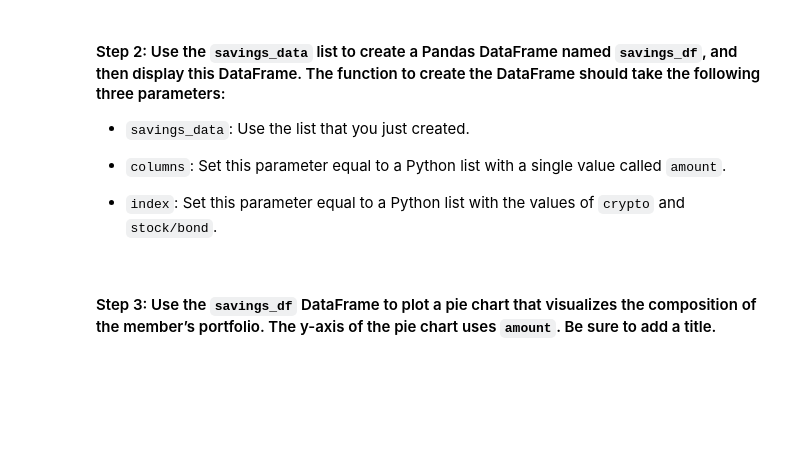
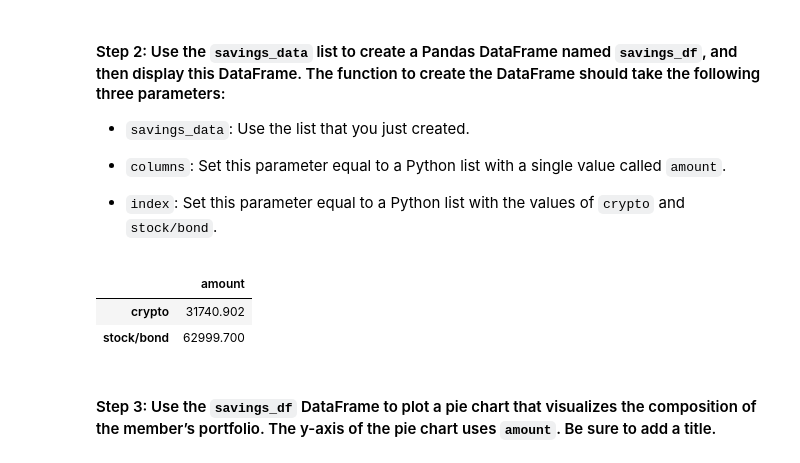
Before and after one commit to qrolston/Financial_planning_tools, a Jupyter notebook: financial_planning_tools.ipynb, the cells around one changed output. Saved outputs shown, nothing was run; the diff lists cells and outputs as text; code cells hidden in the pictures; blank space fills up the shorter version.

```diff
--- a/financial_planning_tools.ipynb
+++ b/financial_planning_tools.ipynb
@@ -331,12 +353,16 @@ savings_data
 - `index`: Set this parameter equal to a Python list with the values of `crypto` and `stock/bond`.
 # %%
 # Create a Pandas DataFrame called savings_df
-savings_df = pd.Dataframe(list(savings_data))
-savings_df.columns = ['Amount']
+savings_df = pd.DataFrame(list(savings_data))
+savings_df.columns = ['amount']
 savings_df.index = ['crypto','stock/bond']
 
 # Display the savings_df DataFrame
 display(savings_df)
+# %% [output]
+|  | amount |
+| crypto | 31740.902 |
+| stock/bond | 62999.700 |
 # %% [markdown]
 #### Step 3: Use the `savings_df` DataFrame to plot a pie chart that visualizes the composition of the member’s portfolio. The y-axis of the pie chart uses `amount`. Be sure to add a title.
 # %%
```
Also changed, not shown: parts of 19 cells of this notebook.
